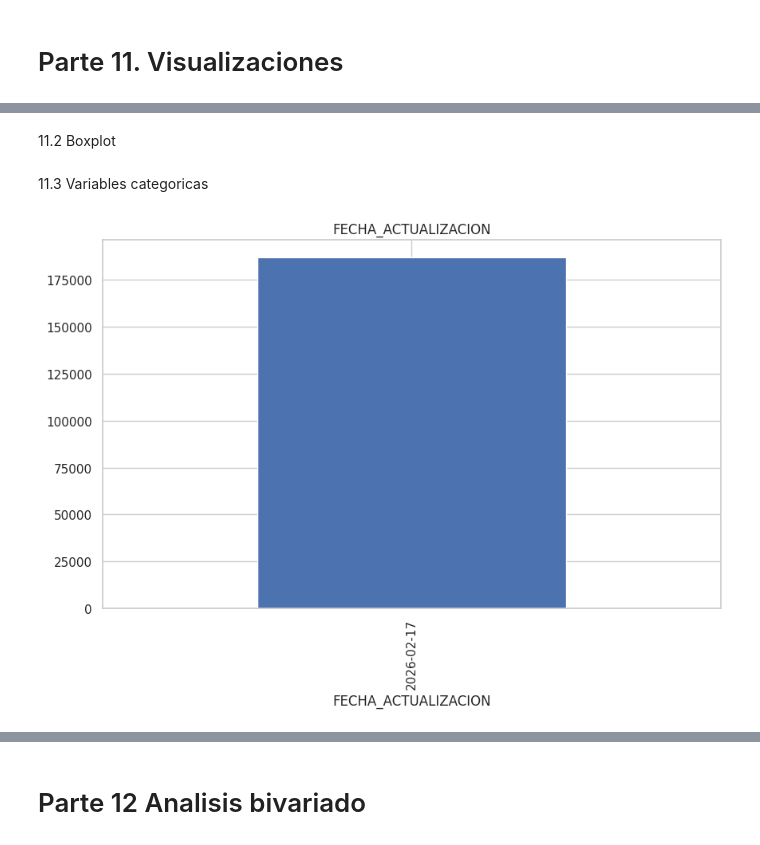
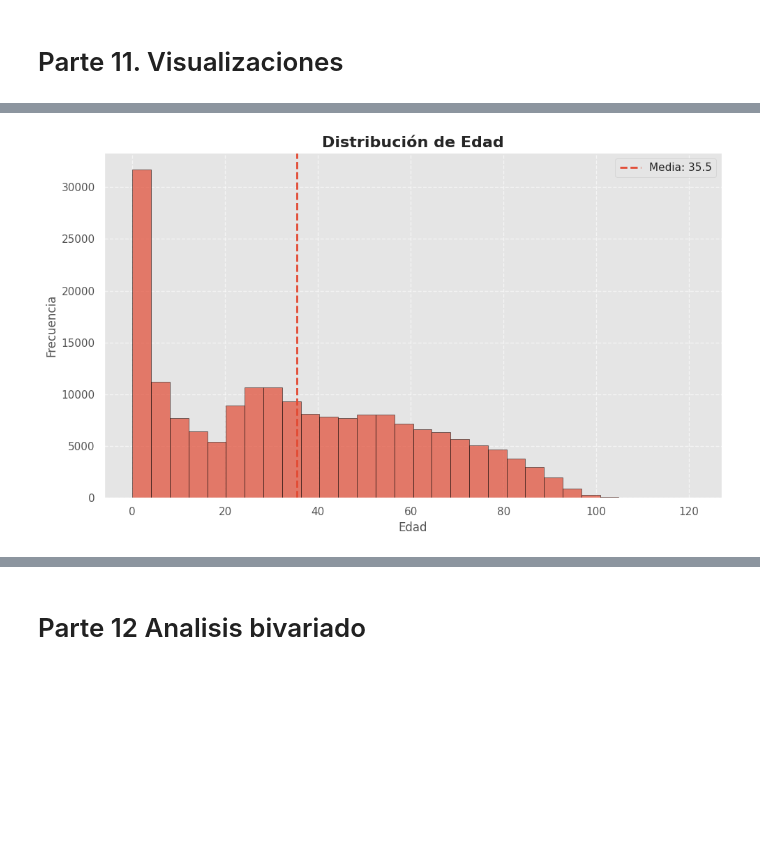
Before and after one commit to edgaryoungpilo-web/colab-files, a Jupyter notebook: 266659_Proyecto_Inicios.ipynb, the cells around one changed output, grey strips where cells are left out. Cells and saved outputs as stored; diff of their text form; code cells hidden in the pictures; blank space fills up the shorter version.

```diff
--- a/266659_Proyecto_Inicios.ipynb
+++ b/266659_Proyecto_Inicios.ipynb
@@ -197,2 +252,0 @@ plt.show()
-# %% [markdown]
-11.2 Boxplot
@@ -203,9 +253,34 @@ plt.show()
-# %% [markdown]
-11.3 Variables categoricas
-# %%
-for col in df.select_dtypes(include='category').columns[:5]:
-    df[col].value_counts().plot(kind='bar')
-    plt.title(col)
-    plt.show()
-# %% [output]
-[figure, removed]
+# %%
+# Histograma
+
+import matplotlib.pyplot as plt
+
+# Configuración general del estilo
+plt.style.use('ggplot')
+
+# Crear figura
+plt.figure(figsize=(10,6))
+
+# Histograma
+plt.hist(df['EDAD'], bins=30, edgecolor='black', alpha=0.7)
+
+# Títulos y etiquetas
+plt.title("Distribución de Edad", fontsize=16, fontweight='bold')
+plt.xlabel("Edad", fontsize=12)
+plt.ylabel("Frecuencia", fontsize=12)
+
+# Líneas de referencia (media)
+media = df['EDAD'].mean()
+plt.axvline(media, linestyle='dashed', linewidth=2, label=f'Media: {media:.1f}')
+
+# Leyenda
+plt.legend()
+
+# Mejorar layout
+plt.grid(True, linestyle='--', alpha=0.6)
+plt.tight_layout()
+
+# Mostrar
+plt.show()
+# %% [output]
+[figure, added]
```
Also changed, not shown: parts of 47 cells of this notebook.
